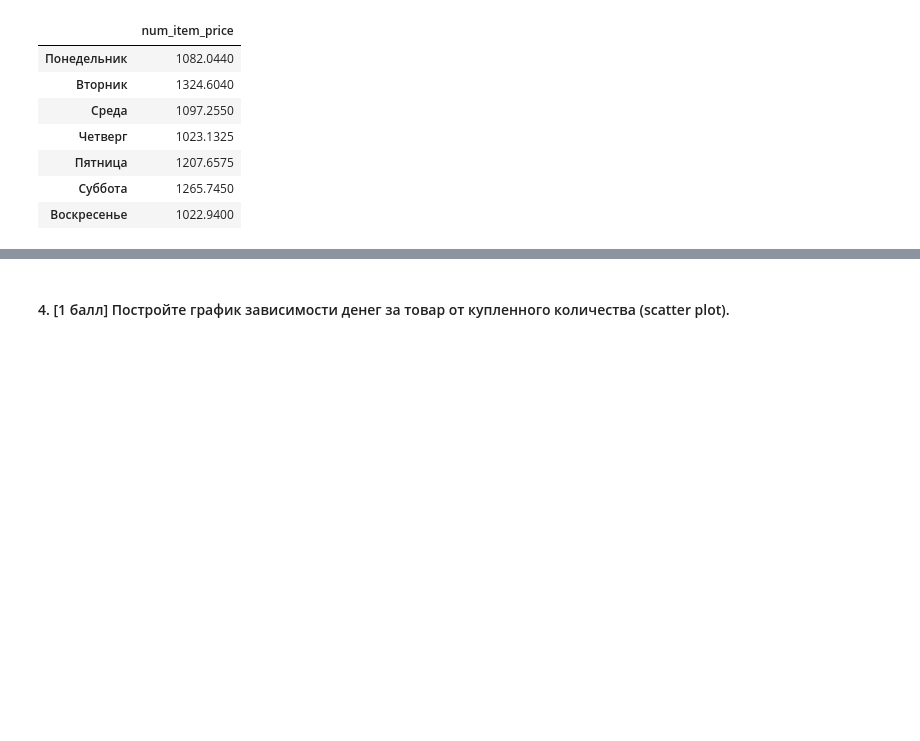
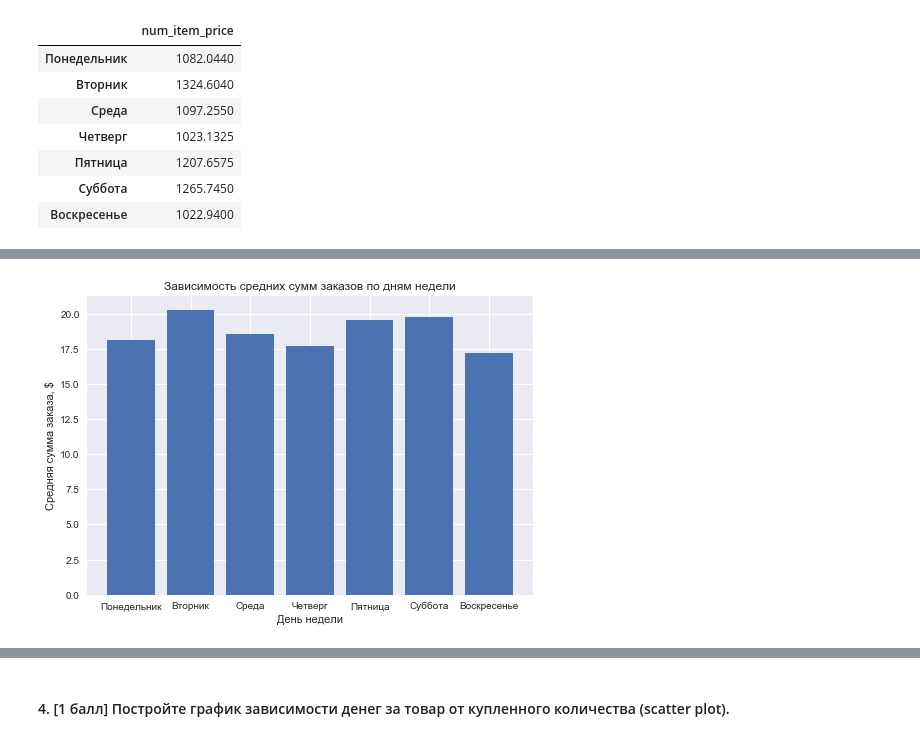
Before and after one commit to hse-mlearn/ha-01-Juliatukmacheva, a Jupyter notebook: homework-practice-01.ipynb, the cells around one changed output, grey strips where cells are left out. Cells and saved outputs as stored; diff of their text form; code cells hidden in the pictures; blank space fills up the shorter version.

```diff
--- a/homework-practice-01.ipynb
+++ b/homework-practice-01.ipynb
@@ -474,0 +474,22 @@ plt.ylabel('Средняя сумма покупок, $');
+# %%
+# 2-ое понимание задания: если понимать как среднее по сумме заказов в каждый из дней недели, то код будет немного другим:
+# (покупка == заказ)
+
+date_avg = pd.DataFrame(df['num_item_price'].groupby(df['order_id']).sum()) # группируем по номерам заказов стоимость покупки
+date_order_id = df[['order_id','date']] # создадим матрицу с номером заказов и датой
+date_order_id = date_order_id.drop_duplicates(subset=['order_id','date'], keep='first') # уберём повторяющиеся строки, так как один и тот же заказ совершается в один и тот же день
+date_order_id= date_order_id.merge(date_avg, on='order_id', how='left') # соединим 2 матрицы по столбцу 'order_id'
+date_order_id.index = date_order_id['date']
+
+
+date_df_avg = pd.DataFrame(date_order_id['num_item_price'].groupby(pd.to_datetime(date_order_id.index).weekday).mean())
+date_df_avg.index = ['Понедельник', 'Вторник', 'Среда', 'Четверг', 'Пятница', 'Суббота', 'Воскресенье']
+
+# построение boxplot'а
+plt.bar(date_df_avg.index, date_df_avg['num_item_price'])
+xlabels = date_df_avg['num_item_price']
+plt.title('Зависимость средних сумм заказов по дням недели')
+plt.xlabel('День недели')
+plt.ylabel('Средняя сумма заказа, $');
+# %% [output]
+[figure, added]
```
Also changed, not shown: parts of 6 cells of this notebook.
